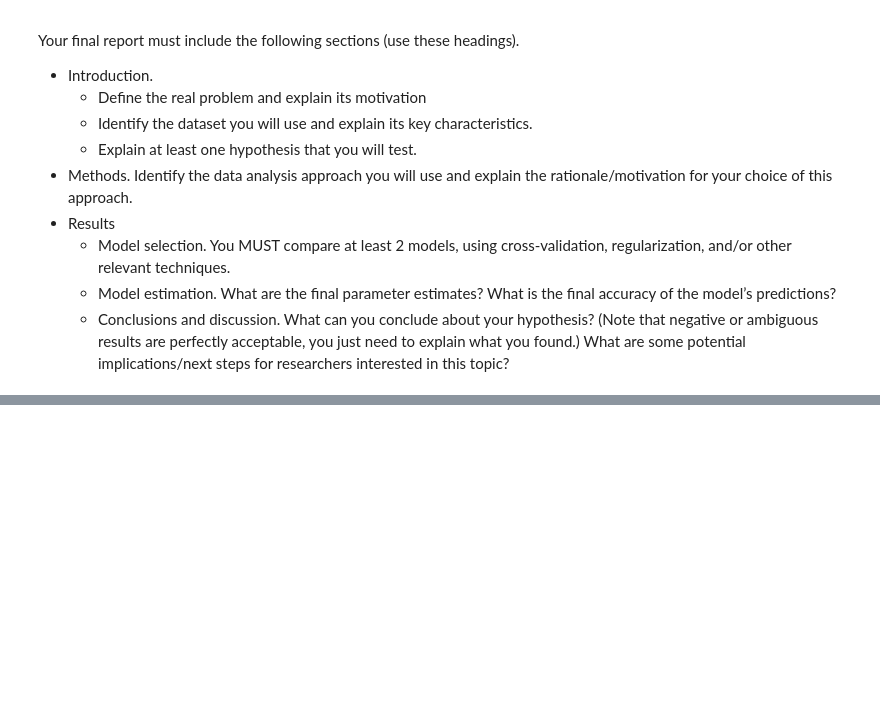
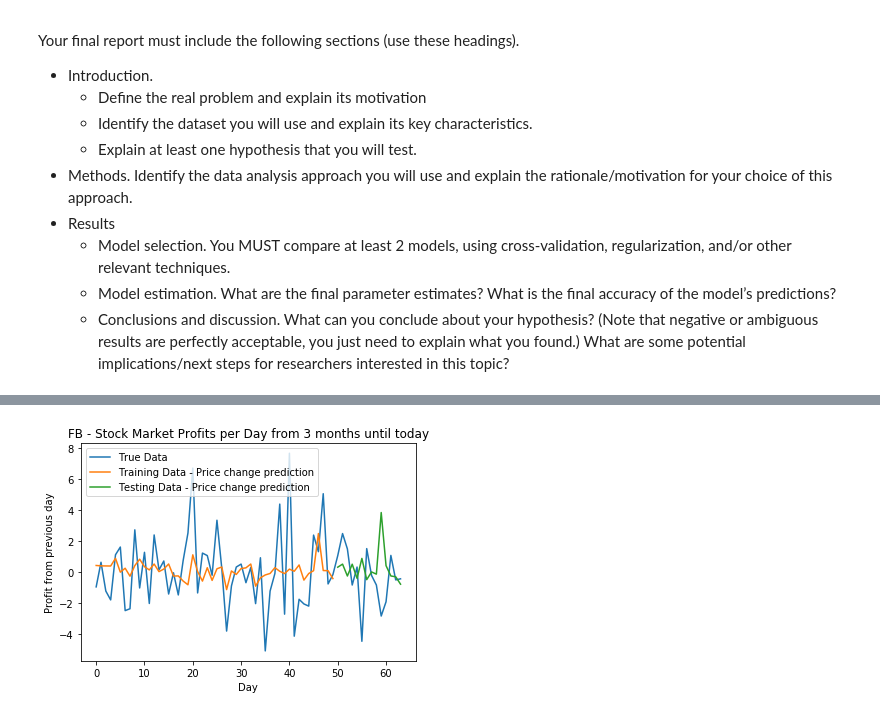
Before and after one commit to edwjchen/StockExploration, a Jupyter notebook: stockbot.ipynb, the cells around one changed output, grey strips where cells are left out. Cells and saved outputs as stored; diff of their text form; code cells hidden in the pictures; blank space fills up the shorter version.

```diff
--- a/stockbot.ipynb
+++ b/stockbot.ipynb
@@ -149,0 +344,17 @@ print("Testing error = "+str(mean_squared_error(clf.predict(df_tesla_test[cols])
+# %%
+fb_names = [x for x in list(df.columns.values) if 'facebook' in x]
+df_fb_trends = df[fb_names]
+stock_times = df_stocks['facebook'].times
+trends_times = list(df_fb_trends.index)
+joint_times = list(set(stock_times) & set(trends_times))
+df_stocks['facebook'] = df_stocks['facebook'].loc[df_stocks['facebook']['times'].isin(joint_times)]
+df_stocks['facebook'] = df_stocks['facebook'].reset_index()
+print(df_stocks['facebook'].head())
+df_fb_trends = df_fb_trends.loc[df_fb_trends.index.isin(joint_times)]
+df_fb_trends = df_fb_trends.reset_index()
+df_fb_trends.columns = ['_'.join(x.split()) for x in list(df_fb_trends.columns) if len(x) > 1]
+print(df_fb_trends.head())
+df_fb = df_fb_trends.join(df_stocks['facebook'])
+df_fb['profit'] = df_fb['open']-df_fb['close']
+df_fb = df_fb.iloc[::-1]
+df_fb.head()
@@ -149,0 +387,3 @@ print("Testing error = "+str(mean_squared_error(clf.predict(df_tesla_test[cols])
+# %%
+cols = ['facebook_'+ x for x in key_terms]
+print(cols)
@@ -149,0 +392,6 @@ print("Testing error = "+str(mean_squared_error(clf.predict(df_tesla_test[cols])
+# %%
+# Split into training and testing data
+df_fb_train = df_fb[:50]
+print(df_fb_train.shape)
+df_fb_test = df_fb[50:]
+print(df_fb_test.shape)
@@ -149,0 +436,14 @@ print("Testing error = "+str(mean_squared_error(clf.predict(df_tesla_test[cols])
+# %%
+#plot data with training and test data
+X = df_fb_train[cols]
+y = df_fb_train['profit']
+clf = Ridge(alpha=510)
+clf.fit(X, y)
+plt.plot(range(64) , df_fb["profit"], range(50), clf.predict(df_fb_train[cols]), '-', range(50, 64), clf.predict(df_fb_test[cols]), '-')
+plt.xlabel('Day')
+plt.ylabel('Profit from previous day')
+plt.title('FB - Stock Market Profits per Day from 3 months until today')
+plt.legend(["True Data","Training Data - Price change prediction", "Testing Data - Price change prediction"])
+plt.show()
+# %% [output]
+[figure, added]
```
Also changed, not shown: parts of 40 cells of this notebook.
